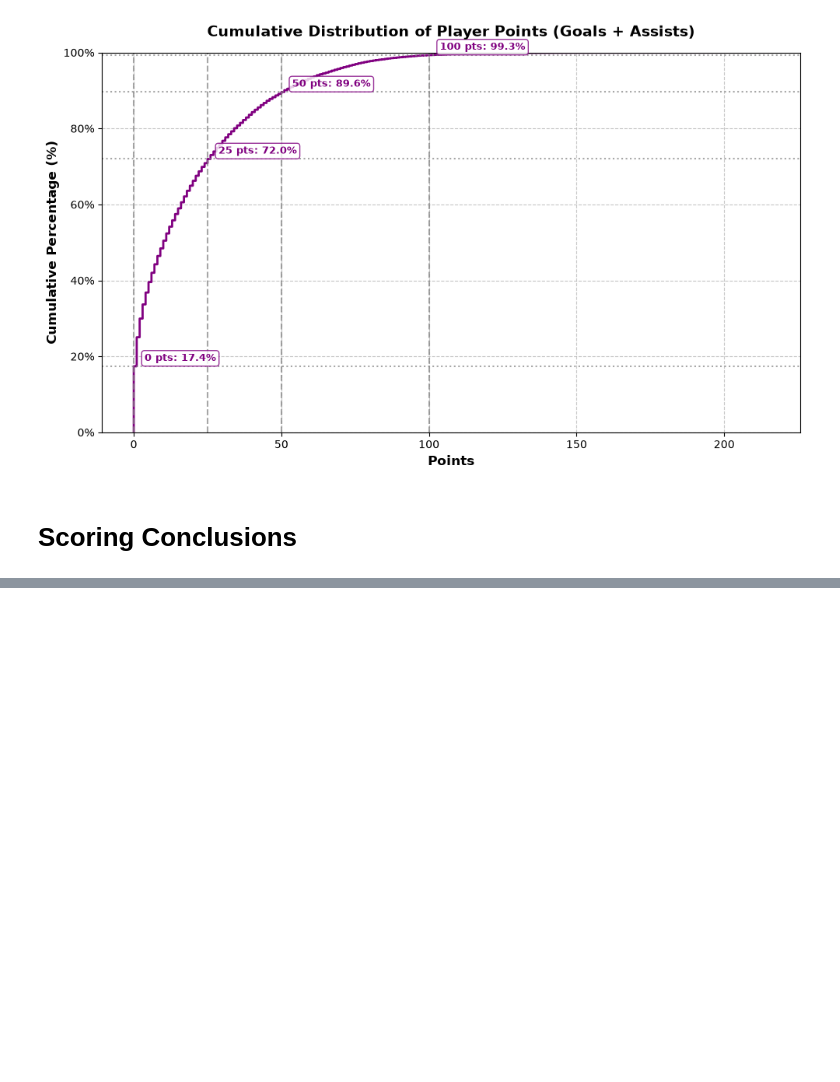
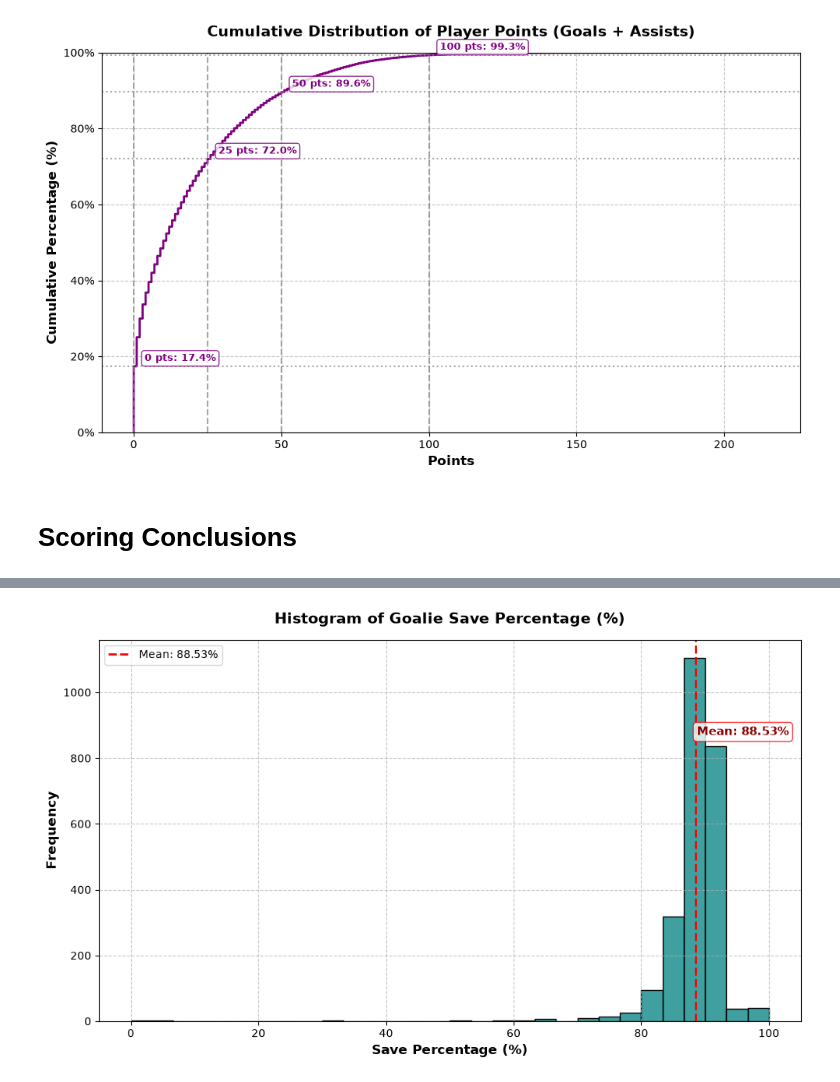
Before and after one commit to tmvmonteiro/AC-Project, a Jupyter notebook: exploration.ipynb, the cells around one changed output, grey strips where cells are left out. Saved outputs shown, nothing was run; the diff lists cells and outputs as text; code cells hidden in the pictures; blank space fills up the shorter version.

Commit message:
Goalies analysis

```diff
--- a/exploration.ipynb
+++ b/exploration.ipynb
@@ -463,0 +466,97 @@ plt.show()
+# %%
+# Goalies Exploration
+
+df_goalies = datasets['Goalies']
+
+# Goalies save percentages
+
+df_goalies['SV_pct'] = np.where(
+    df_goalies['SA'] > 0,
+    ((df_goalies['SA'] - df_goalies['GA']) / df_goalies['SA']) * 100,
+    np.nan
+)
+
+sv_clean = df_goalies['SV_pct'].dropna()
+mean_sv = sv_clean.mean()
+
+plt.figure(figsize=(10, 6))
+ax1 = plt.gca()
+
+sns.histplot(
+    sv_clean,
+    bins=30,
+    color='teal',
+    edgecolor='black',
+    ax=ax1
+)
+
+ax1.axvline(
+    mean_sv,
+    color='red',
+    linestyle='--',
+    linewidth=2,
+    label=f'Mean: {mean_sv:.2f}%'
+)
+
+ax1.text(
+    mean_sv + 0.2,
+    ax1.get_ylim()[1] * 0.75,
+    f'Mean: {mean_sv:.2f}%',
+    color='darkred',
+    fontweight='bold',
+    fontsize=11,
+    bbox=dict(boxstyle='round,pad=0.3', facecolor='white', edgecolor='red', alpha=0.8)
+)
+
+plt.title('Histogram of Goalie Save Percentage (%)', fontsize=14, fontweight='bold', pad=15)
+plt.xlabel('Save Percentage (%)', fontsize=12, fontweight='bold')
+plt.ylabel('Frequency', fontsize=12, fontweight='bold')
+plt.grid(True, linestyle='--', alpha=0.7)
+plt.legend(loc='upper left')
+
+plt.tight_layout()
+plt.show()
+
+# Goalies goals against average
+
+df_goalies['GAA'] = np.where(
+    df_goalies['Min'] > 0,
+    (df_goalies['GA'] * 60) / df_goalies['Min'],
+    np.nan
+)
+
+gaa_clean = df_goalies['GAA'].dropna()
+
+plt.figure(figsize=(8, 6))
+ax2 = plt.gca()
+
+sns.boxplot(
+    y=gaa_clean,
+    color='orange',
+    showfliers=False,
+    ax=ax2
+)
+
+median_gaa = gaa_clean.median()
+
+ax2.scatter(0, median_gaa, color='red', zorder=5, s=60, label=f'Median: {median_gaa:.2f}')
+
+ax2.text(
+    0.15, median_gaa,
+    f'Median: {median_gaa:.2f}',
+    color='darkred',
+    fontweight='bold',
+    va='center',
+    fontsize=11,
+    bbox=dict(boxstyle='round,pad=0.3', facecolor='white', edgecolor='red', alpha=0.8)
+)
+
+plt.title('Goals Against Average (GAA)', fontsize=14, fontweight='bold', pad=15)
+plt.ylabel('GAA (Goals per 60 mins)', fontsize=12, fontweight='bold')
+plt.grid(axis='y', linestyle='--', alpha=0.7)
+plt.legend(loc='upper right')
+
+plt.tight_layout()
+plt.show()
+# %% [output]
+[figure, added]
```
Also changed, not shown: parts of 4 cells of this notebook.
